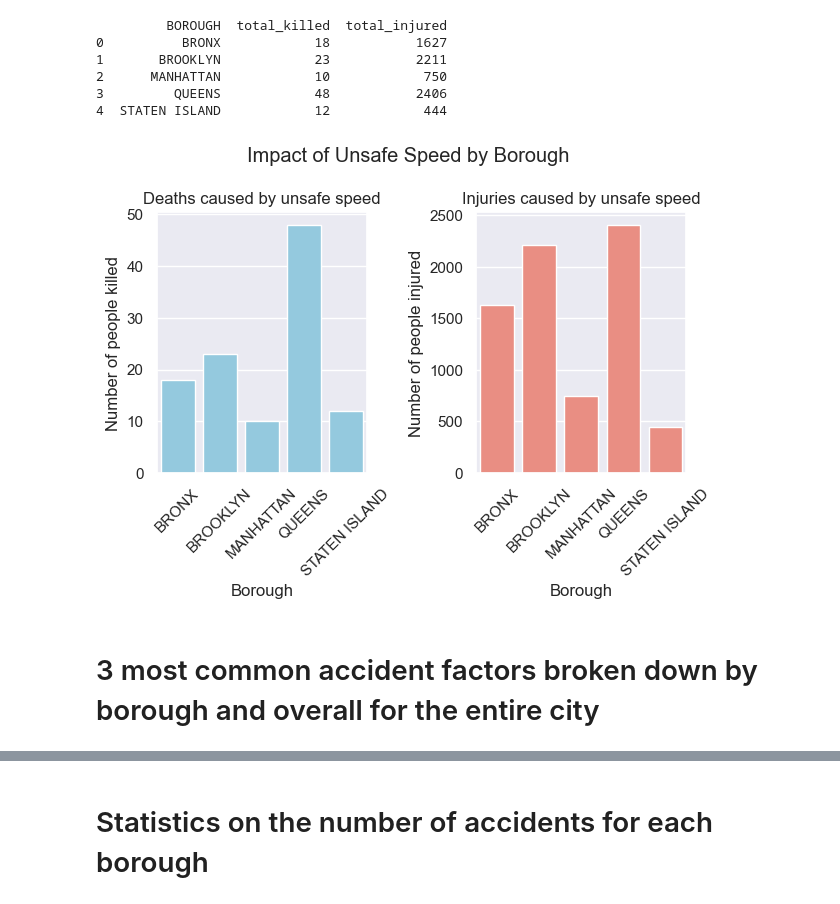
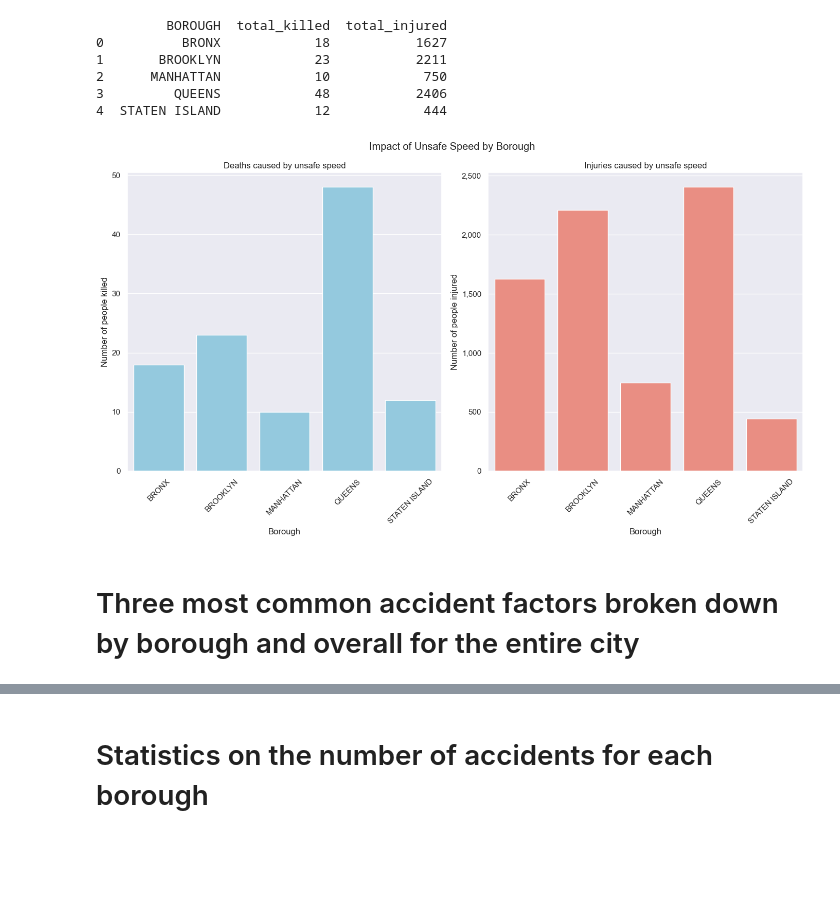
Before and after one commit to IgorGarlej/nyc-traffic-accident-analysis, a Jupyter notebook: notebooks/02.Analysis.ipynb, the cells around one changed output, grey strips where cells are left out. Drawn from its saved outputs; the diff is of its cells as text; code cells hidden in the pictures; blank space fills up the shorter version.

```diff
--- a/notebooks/02.Analysis.ipynb
+++ b/notebooks/02.Analysis.ipynb
@@ -171,27 +176,32 @@ print(summary)
 # %%
 sns.set_style(style="darkgrid")
 
-fig, ax = plt.subplots(1, 2)
+fig, ax = plt.subplots(1, 2, figsize=(14,8))
 
 sns.barplot(ax = ax[0], data = summary, x = "BOROUGH", y = "total_killed", color = "skyblue")
+
+apply_thousand_separator(ax[0])
+apply_thousand_separator(ax[1])
+
 ax[0].set_title("Deaths caused by unsafe speed")
 ax[0].set_xlabel("Borough")
 ax[0].set_ylabel("Number of people killed")
 ax[0].tick_params(axis='x', rotation=45)
 
 sns.barplot(ax=ax[1], data=summary, x="BOROUGH", y="total_injured", color="salmon")
 ax[1].set_title("Injuries caused by unsafe speed")
 ax[1].set_xlabel("Borough")
 ax[1].set_ylabel("Number of people injured")
 ax[1].tick_params(axis='x', rotation=45)
 
 plt.suptitle("Impact of Unsafe Speed by Borough")
 plt.tight_layout()
+plt.savefig("../visuals/02.Impact_of_unsafe_speed_by_borough.png")
 plt.show()
 # %% [output]
-[figure, old version]
+[figure, new version]
 # %% [markdown]
-# 3 most common accident factors broken down by borough and overall for the entire city
+# Three most common accident factors broken down by borough and overall for the entire city
 # %%
 df_common_factors = df.copy()
 # %%
```
Also changed, not shown: parts of 14 cells of this notebook, 1 other file.
